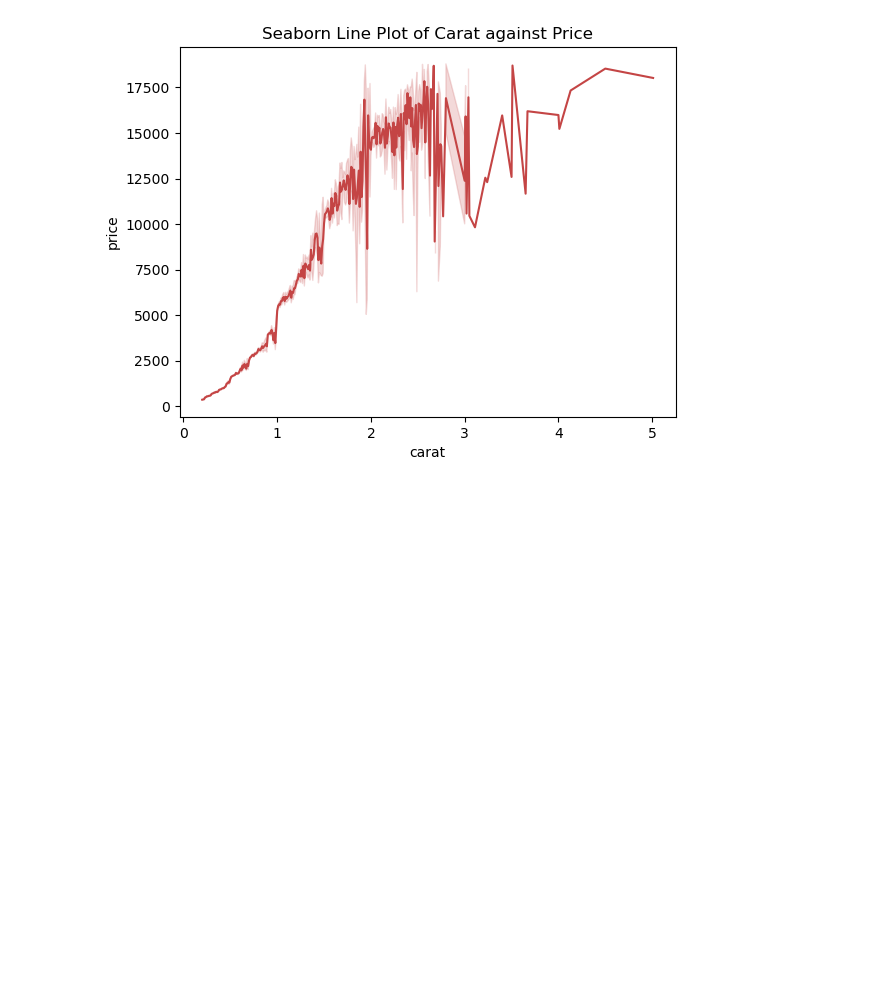
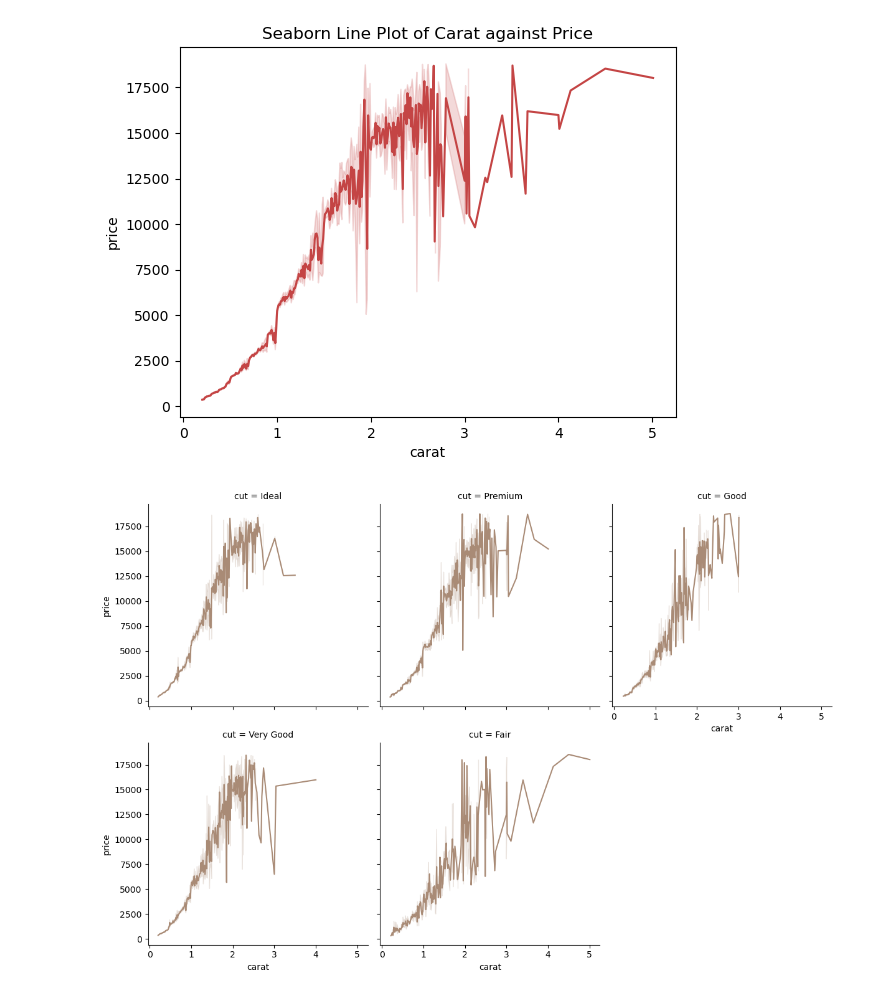
Before and after one commit to waseem-development/AI-NAVTTC, a Jupyter notebook: Data Visualization/1_in_depth_data_vis/1_matplotlib_and_seaborn.ipynb, the cells around one changed output. Saved outputs shown, nothing was run; the diff lists cells and outputs as text; code cells hidden in the pictures; blank space fills up the shorter version.

Commit message:
Done with Data Visualization for Today

```diff
--- a/Data Visualization/1_in_depth_data_vis/1_matplotlib_and_seaborn.ipynb
+++ b/Data Visualization/1_in_depth_data_vis/1_matplotlib_and_seaborn.ipynb
@@ -205,3 +205,10 @@ plt.title("Seaborn Line Plot of Carat against Price")
 plt.show()
 # %% [output]
 [figure]
+# %%
+g = sns.FacetGrid(df, col="cut", col_wrap=3, height=4)
+g.map(sns.lineplot, "carat", "price", color="#A98B76")
+g.add_legend()
+plt.show()
+# %% [output]
+[figure, added]
```
Also changed, not shown: parts of 6 cells of this notebook.
